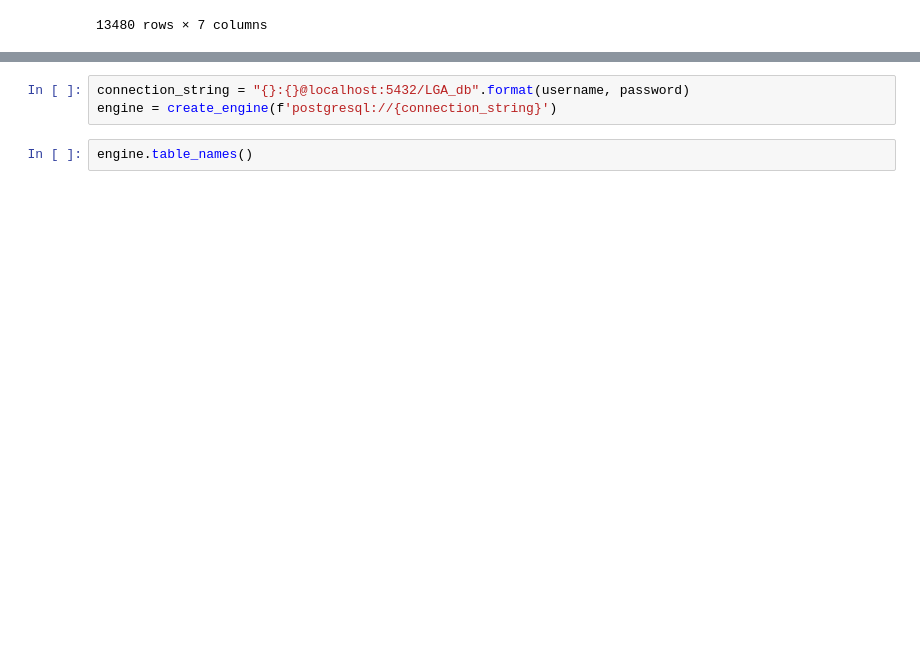
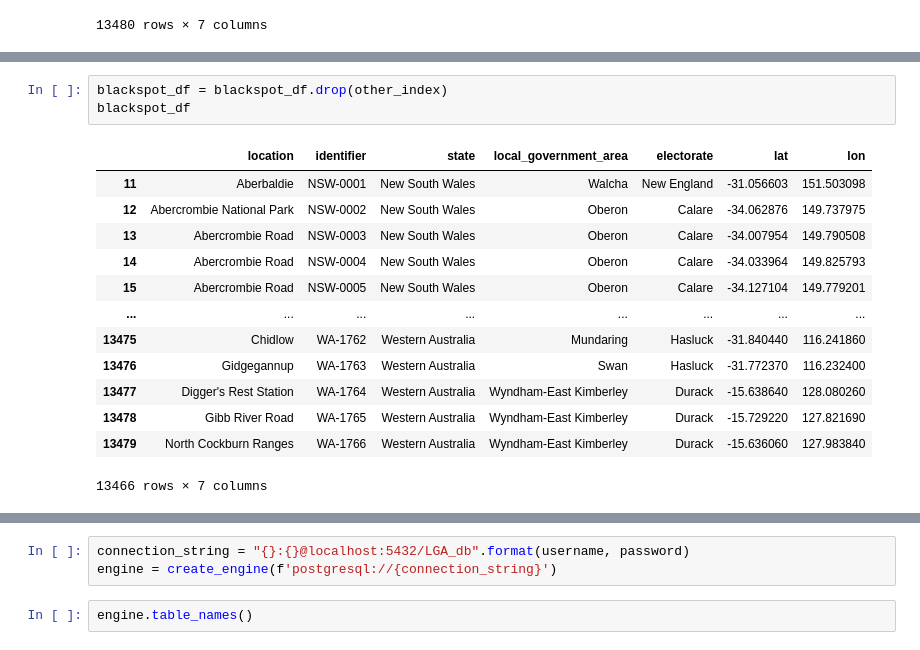
Before and after one commit to LP-116/ETL-Project, a Jupyter notebook: Blackspot_data.ipynb, the cells around one changed output, grey strips where cells are left out. Drawn from its saved outputs; the diff is of its cells as text; blank space fills up the shorter version.

```diff
--- a/Blackspot_data.ipynb
+++ b/Blackspot_data.ipynb
@@ -75,3 +102,20 @@ blackspot_df
+# %%
+blackspot_df = blackspot_df.drop(other_index)
+blackspot_df
+# %% [output]
+|  | location | identifier | state | local_government_area | electorate | lat | lon |
+| 11 | Aberbaldie | NSW-0001 | New South Wales | Walcha | New England | -31.056603 | 151.503098 |
+| 12 | Abercrombie National Park | NSW-0002 | New South Wales | Oberon | Calare | -34.062876 | 149.737975 |
+| 13 | Abercrombie Road | NSW-0003 | New South Wales | Oberon | Calare | -34.007954 | 149.790508 |
+| 14 | Abercrombie Road | NSW-0004 | New South Wales | Oberon | Calare | -34.033964 | 149.825793 |
+| 15 | Abercrombie Road | NSW-0005 | New South Wales | Oberon | Calare | -34.127104 | 149.779201 |
+| ... | ... | ... | ... | ... | ... | ... | ... |
+| 13475 | Chidlow | WA-1762 | Western Australia | Mundaring | Hasluck | -31.840440 | 116.241860 |
+| 13476 | Gidgegannup | WA-1763 | Western Australia | Swan | Hasluck | -31.772370 | 116.232400 |
+| 13477 | Digger's Rest Station | WA-1764 | Western Australia | Wyndham-East Kimberley | Durack | -15.638640 | 128.080260 |
+| 13478 | Gibb River Road | WA-1765 | Western Australia | Wyndham-East Kimberley | Durack | -15.729220 | 127.821690 |
+| 13479 | North Cockburn Ranges | WA-1766 | Western Australia | Wyndham-East Kimberley | Durack | -15.636060 | 127.983840 |
+13466 rows × 7 columns
 # %%
 blackspot_lga_columns = ["location", "lat", "lon", "local_government_area"]
 blackspot_transformed = blackspot_df[blackspot_lga_columns].copy()
```
Also changed, not shown: parts of 6 cells of this notebook, 1 other file.
